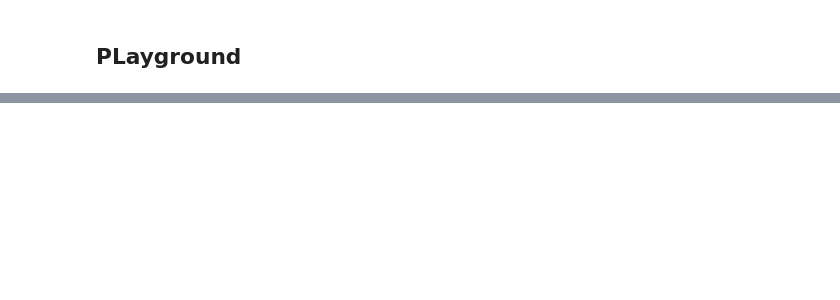
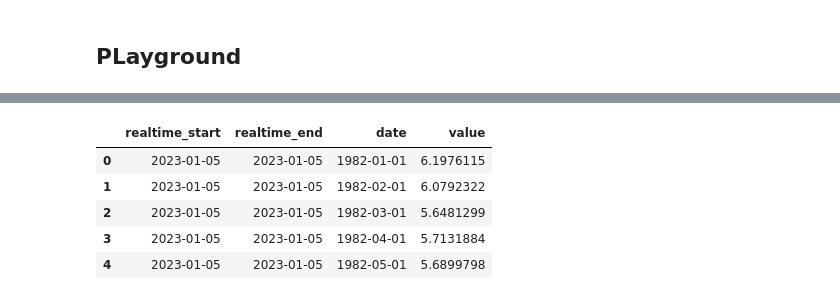
Before and after one commit to FaberNovum/fred_project, a Jupyter notebook: notebooks/Untitled.ipynb, the cells around one changed output, grey strips where cells are left out. Cells and saved outputs as stored; diff of their text form; code cells hidden in the pictures; blank space fills up the shorter version.

Commit message:
exploring cats and series

```diff
--- a/notebooks/Untitled.ipynb
+++ b/notebooks/Untitled.ipynb
@@ -44,0 +55,11 @@ fred.get_child_categories(0)
+# %%
+ten_year_inflation_df = ten_year_inflation_df = fred.get_series_df('EXPINF10YR')
+# %%
+ten_year_inflation_df.head()
+# %% [output]
+|  | realtime_start | realtime_end | date | value |
+| 0 | 2023-01-05 | 2023-01-05 | 1982-01-01 | 6.1976115 |
+| 1 | 2023-01-05 | 2023-01-05 | 1982-02-01 | 6.0792322 |
+| 2 | 2023-01-05 | 2023-01-05 | 1982-03-01 | 5.6481299 |
+| 3 | 2023-01-05 | 2023-01-05 | 1982-04-01 | 5.7131884 |
+| 4 | 2023-01-05 | 2023-01-05 | 1982-05-01 | 5.6899798 |
```
Also changed, not shown: parts of 6 cells of this notebook.
